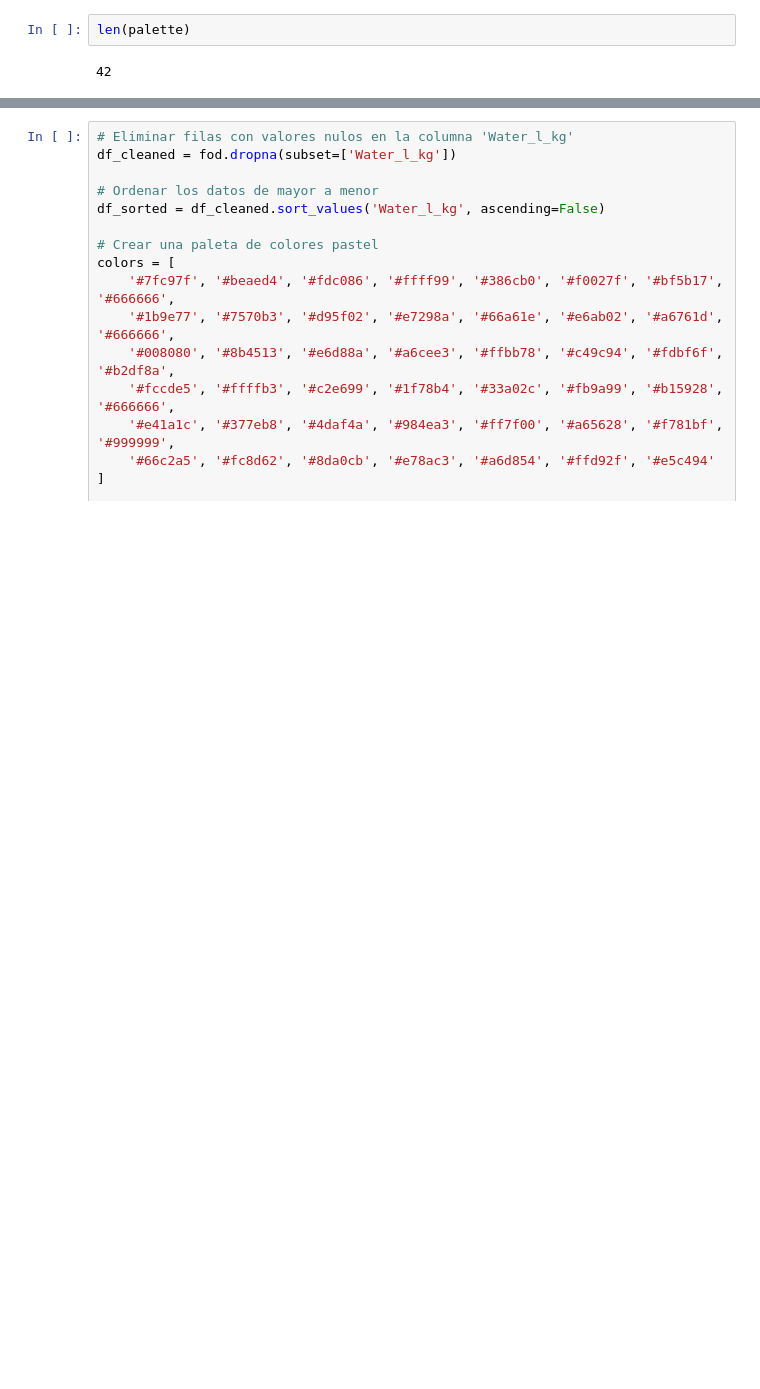
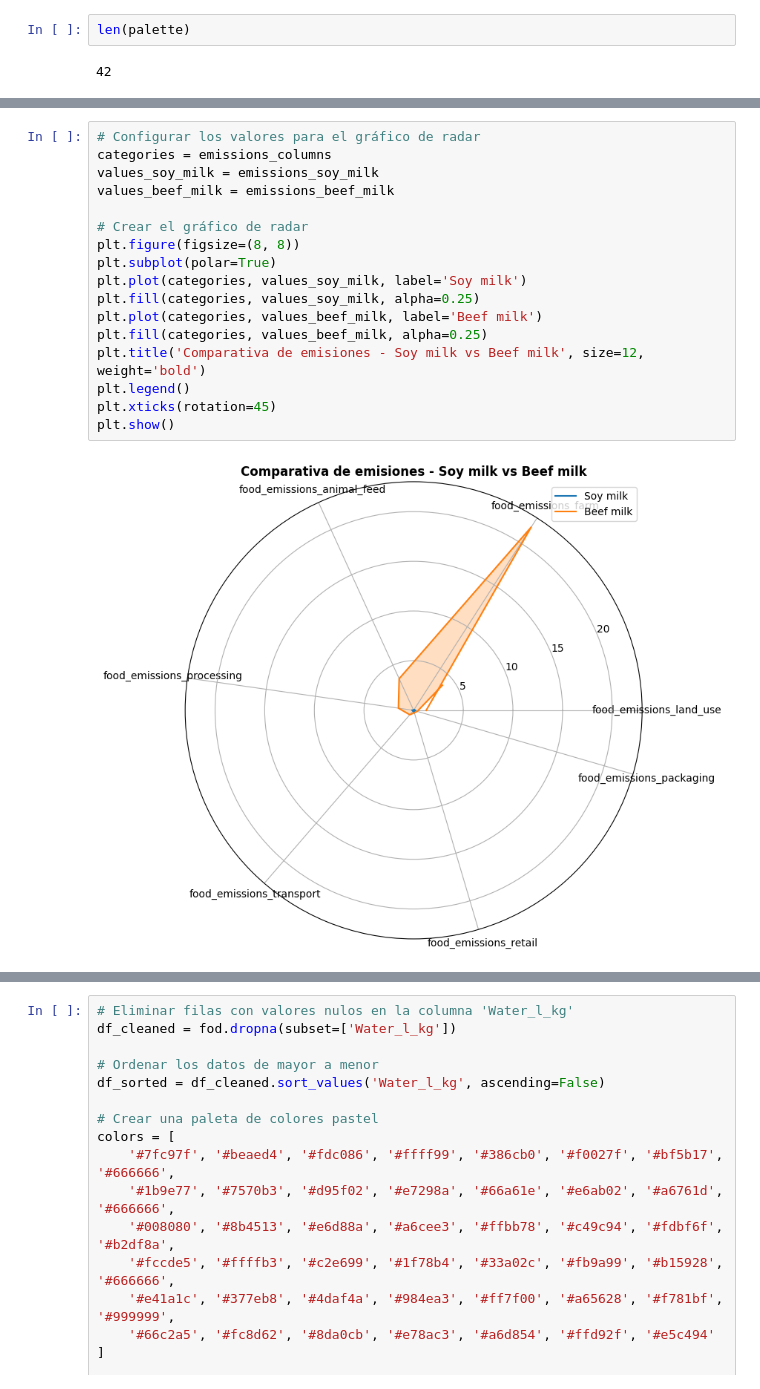
Before and after one commit to NereaRiveiro/Go-vegan, a Jupyter notebook: notebook/pa.ipynb, the cells around one changed output, grey strips where cells are left out. Saved outputs shown, nothing was run; the diff lists cells and outputs as text; blank space fills up the shorter version.

```diff
--- a/notebook/pa.ipynb
+++ b/notebook/pa.ipynb
@@ -314,0 +331,19 @@ fig.show()
+# %%
+# Configurar los valores para el gráfico de radar
+categories = emissions_columns
+values_soy_milk = emissions_soy_milk
+values_beef_milk = emissions_beef_milk
+
+# Crear el gráfico de radar
+plt.figure(figsize=(8, 8))
+plt.subplot(polar=True)
+plt.plot(categories, values_soy_milk, label='Soy milk')
+plt.fill(categories, values_soy_milk, alpha=0.25)
+plt.plot(categories, values_beef_milk, label='Beef milk')
+plt.fill(categories, values_beef_milk, alpha=0.25)
+plt.title('Comparativa de emisiones - Soy milk vs Beef milk', size=12, weight='bold')
+plt.legend()
+plt.xticks(rotation=45)
+plt.show()
+# %% [output]
+[figure, added]
```
Also changed, not shown: parts of 12 cells of this notebook, 1 other file.
